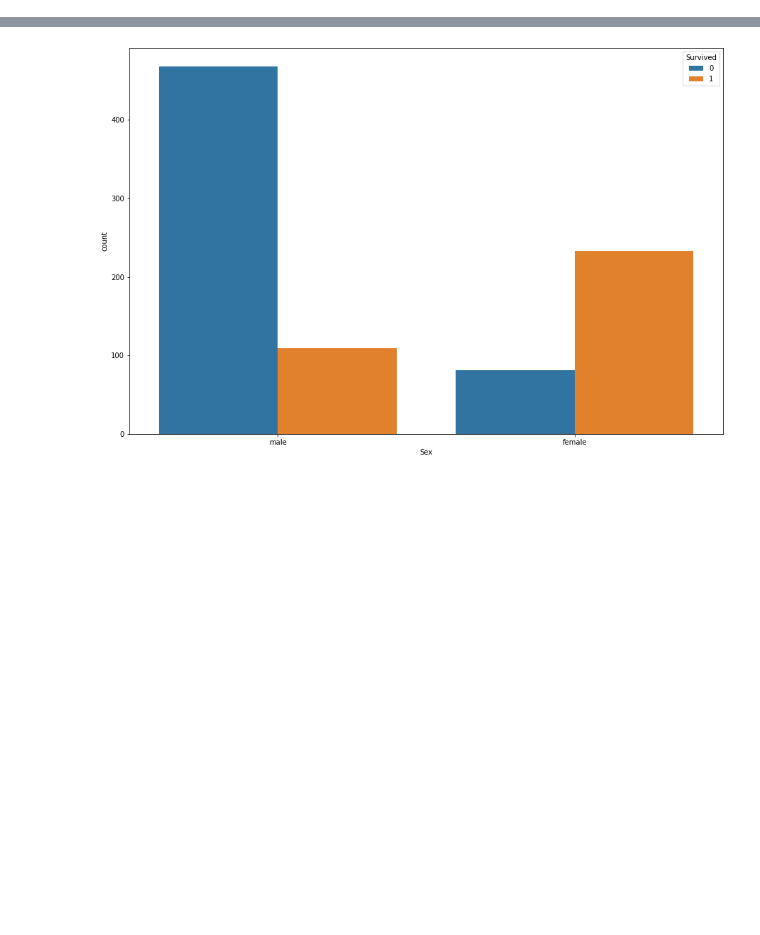
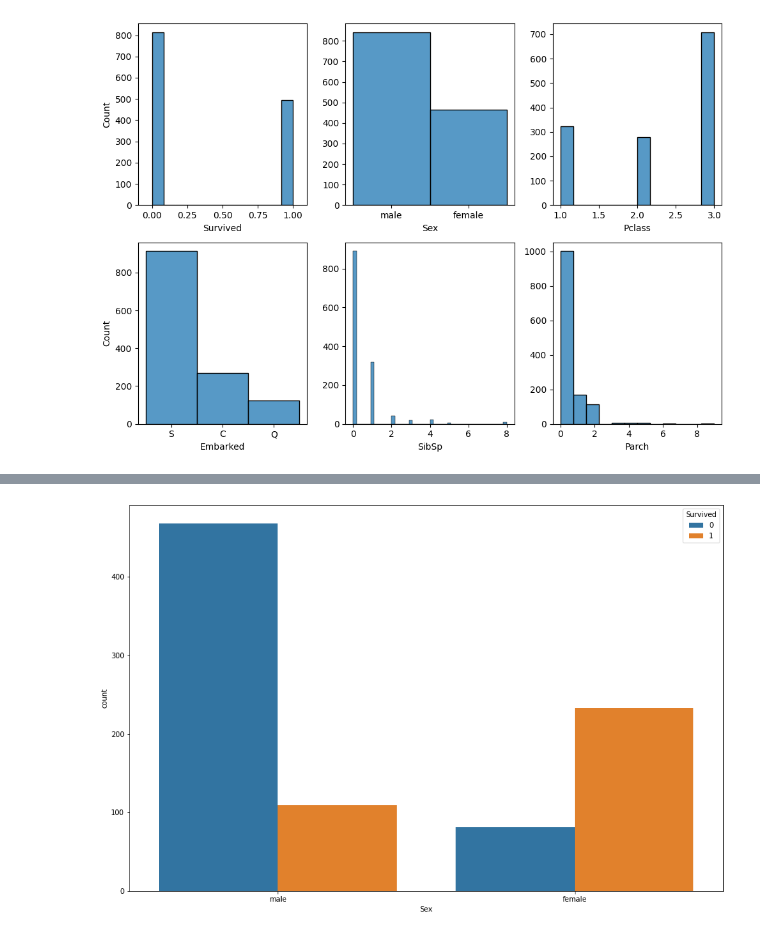
Before and after one commit to 4GeeksAcademy/machine-learning-content, a Jupyter notebook: 05-data/exploratory-data-analysis.es.ipynb, the cells around one changed output, grey strips where cells are left out. Cells and saved outputs as stored; diff of their text form; code cells hidden in the pictures; blank space fills up the shorter version.

Commit message:
Update module content

```diff
--- a/05-data/exploratory-data-analysis.es.ipynb
+++ b/05-data/exploratory-data-analysis.es.ipynb
@@ -195,0 +15,11 @@ countplot_features('Sex')
+# %%
+import pandas as pd
+
+train_data = pd.read_csv("/workspaces/machine-learning-content/assets/titanic_train.csv")
+test_data = pd.read_csv("/workspaces/machine-learning-content/assets/titanic_test.csv")
+test_survived_data = pd.read_csv("/workspaces/machine-learning-content/assets/gender_submission.csv")
+test_data["Survived"] = test_survived_data["Survived"]
+
+total_data = pd.concat([train_data, test_data]).reset_index(inplace = False)
+total_data.drop(columns = ["index"], inplace = True)
+total_data.head()
@@ -195,0 +83,21 @@ countplot_features('Sex')
+# %%
+import matplotlib.pyplot as plt
+import seaborn as sns
+
+fig, axis = plt.subplots(2, 3, figsize = (10, 7))
+
+# Crear un histograma múltiple
+sns.histplot(ax = axis[0, 0], data=total_data, x="Survived").set_xlim(-0.1, 1.1)
+sns.histplot(ax = axis[0, 1], data=total_data, x="Sex").set(ylabel=None)
+sns.histplot(ax = axis[0, 2], data=total_data, x="Pclass").set(ylabel=None)
+sns.histplot(ax = axis[1, 0], data=total_data, x="Embarked")
+sns.histplot(ax = axis[1, 1], data=total_data, x="SibSp").set(ylabel=None)
+sns.histplot(ax = axis[1, 2], data=total_data, x="Parch").set(ylabel=None)
+
+# Ajustar el layout
+plt.tight_layout()
+
+# Mostrar el plot
+plt.show()
+# %% [output]
+[figure, added]
```
Also changed, not shown: parts of 47 cells of this notebook, 1 other file.
